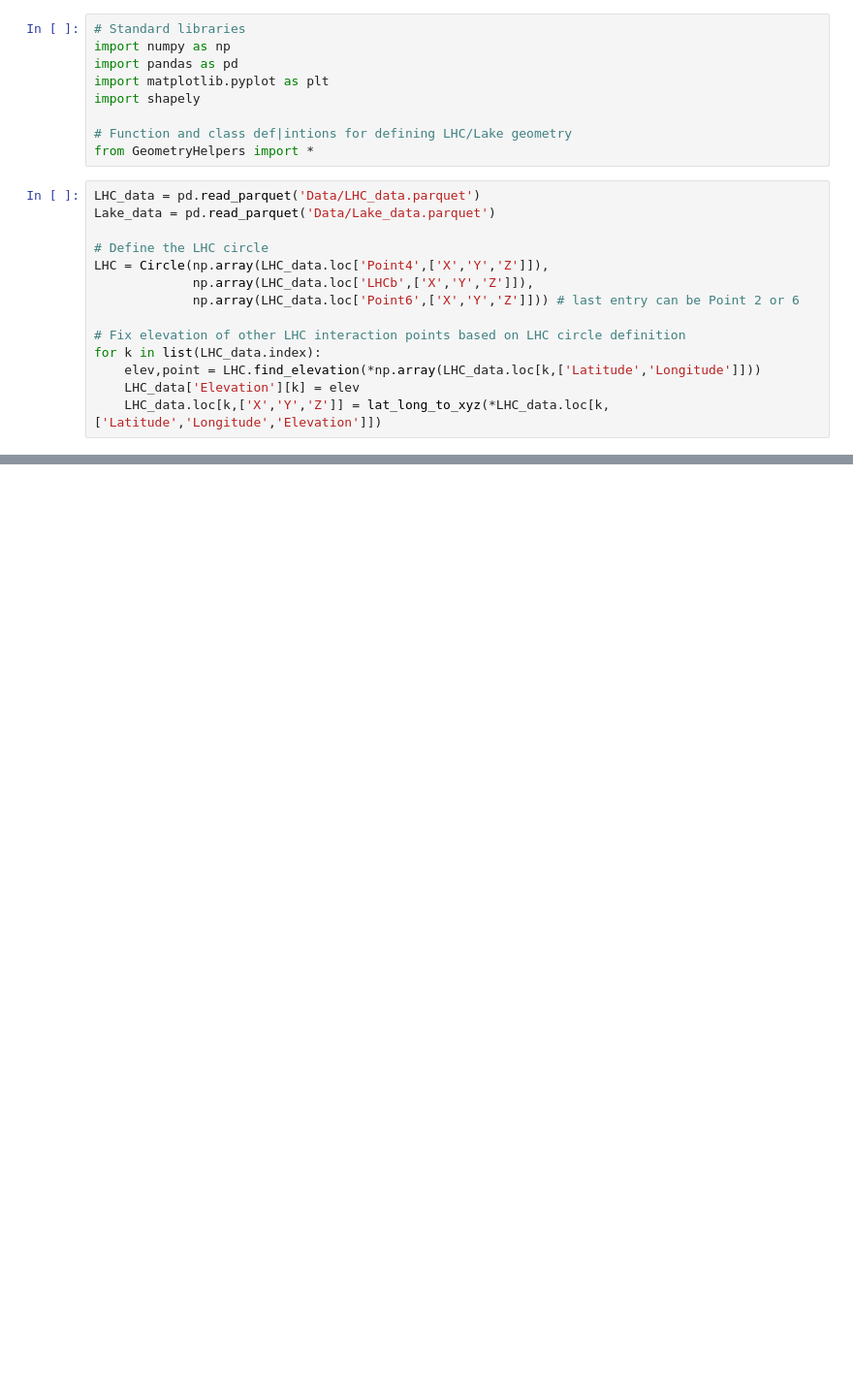
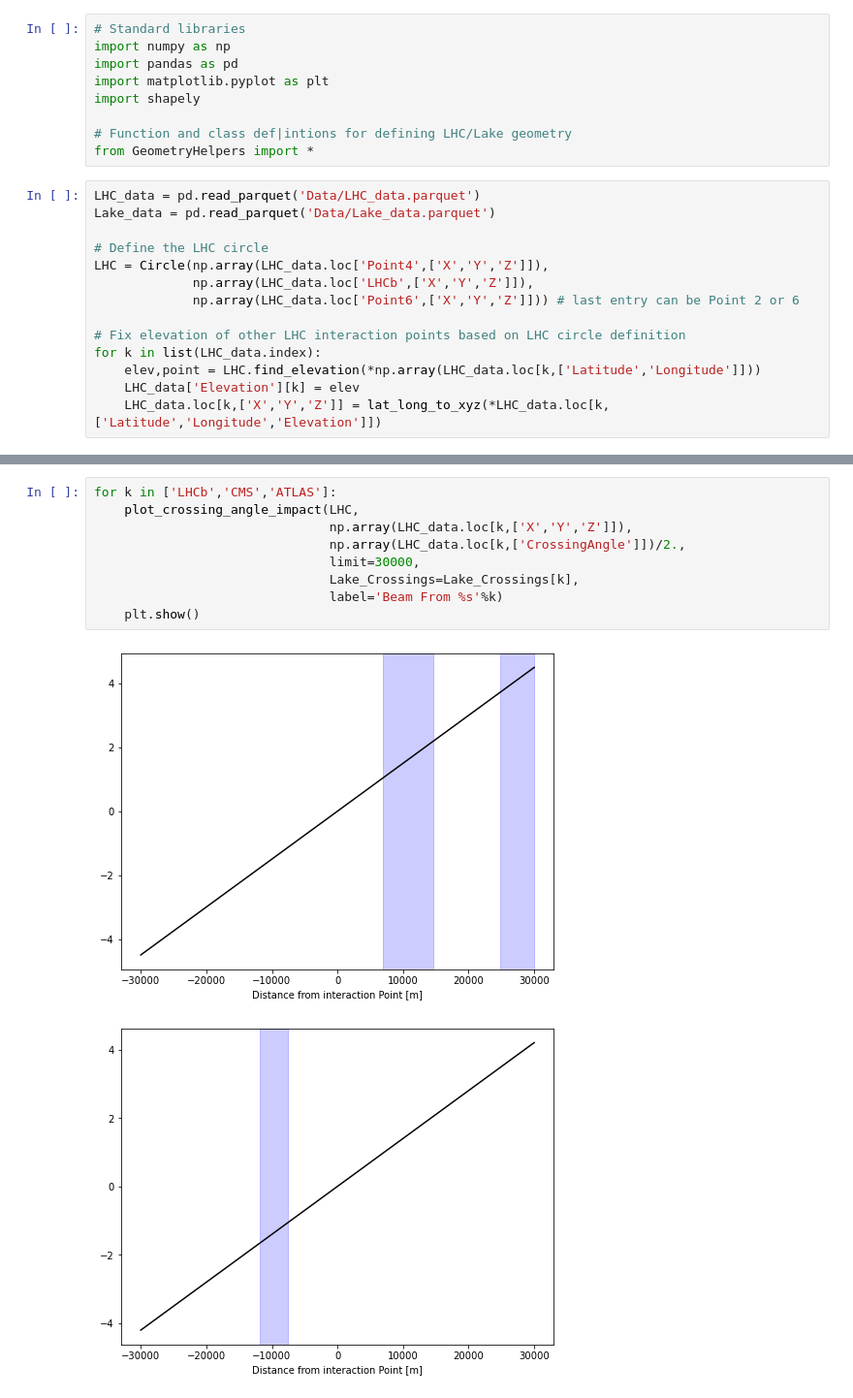
Before and after one commit to nickkamp1/Lake_Geneva_Neutrinos, a Jupyter notebook: Geometry.ipynb, the cells around one changed output, grey strips where cells are left out. Shown at 97% size. Drawn from its saved outputs; the diff is of its cells as text; blank space fills up the shorter version.

Commit message:
more sensible crossing angle evaluation

```diff
--- a/Geometry.ipynb
+++ b/Geometry.ipynb
@@ -90,0 +99,12 @@ for k in ['LHCb','CMS','ATLAS']:
+# %%
+for k in ['LHCb','CMS','ATLAS']:
+    plot_crossing_angle_impact(LHC,
+                               np.array(LHC_data.loc[k,['X','Y','Z']]),
+                               np.array(LHC_data.loc[k,['CrossingAngle']])/2.,
+                               limit=30000,
+                               Lake_Crossings=Lake_Crossings[k],
+                               label='Beam From %s'%k)
+    plt.show()
+# %% [output]
+[figure, added]
+[figure, added]
```
Also changed, not shown: parts of 4 cells of this notebook, 1 other file.
